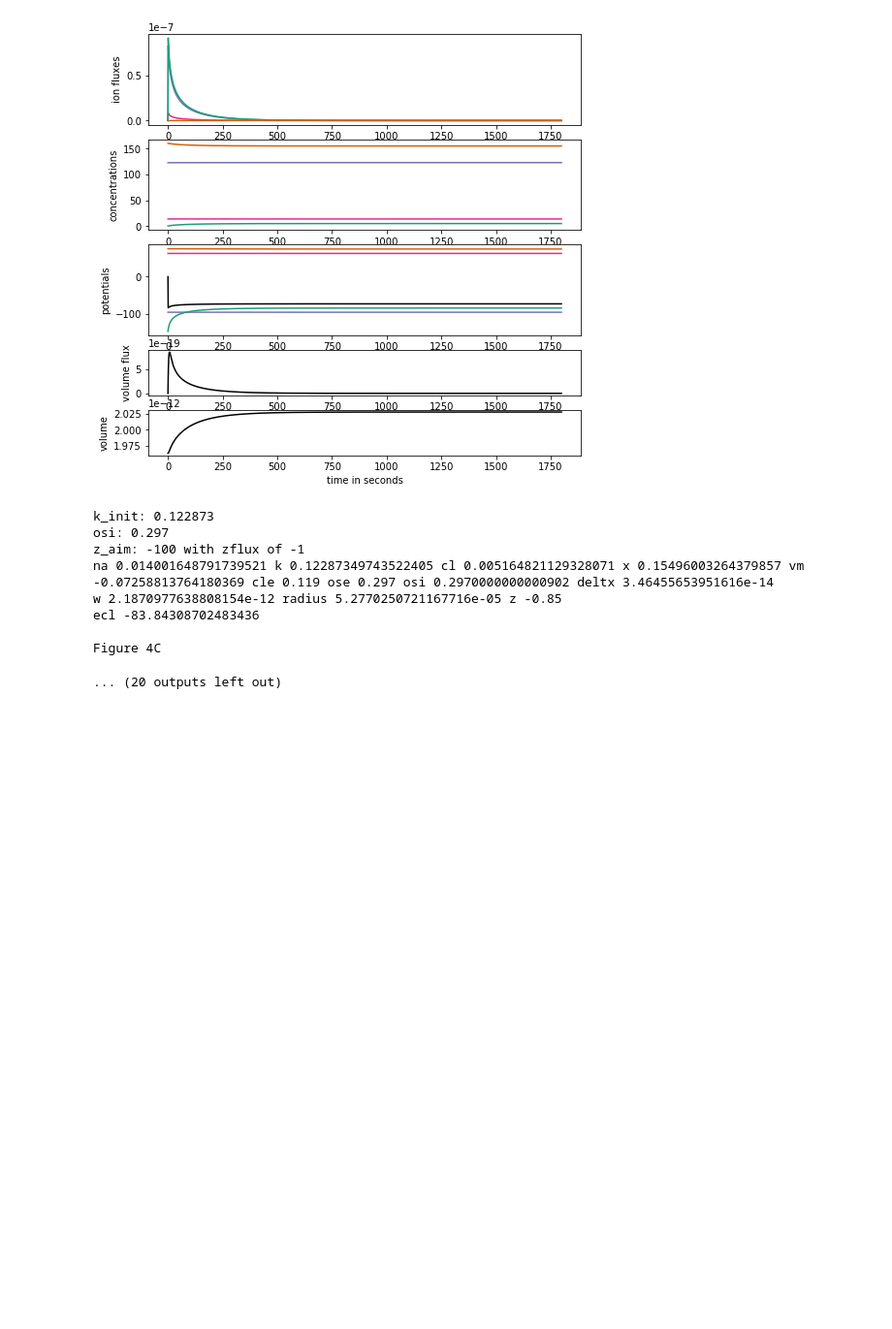
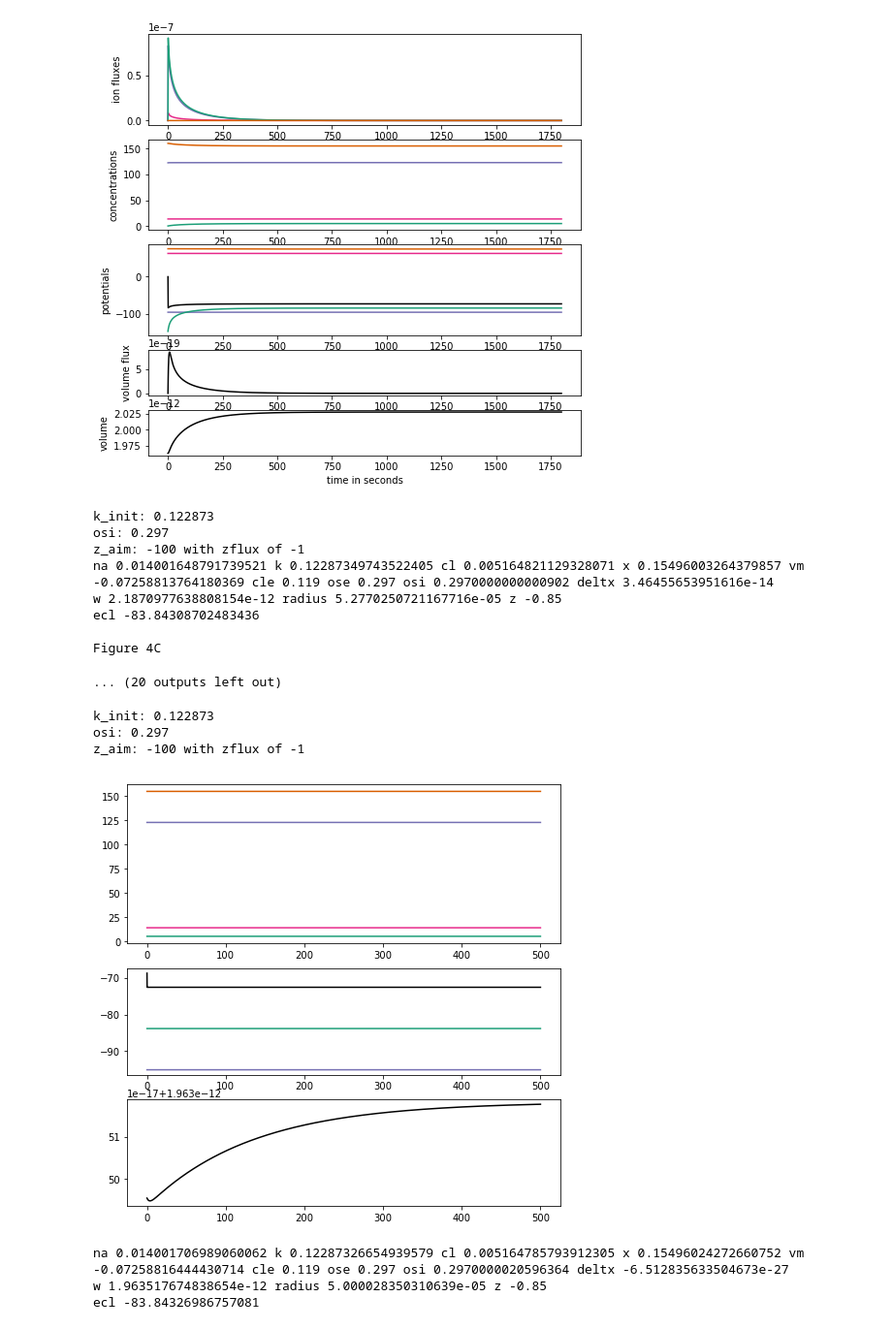
Before and after one commit to kiradust/model-of-neuronal-chloride-homeostasis, a Jupyter notebook: Supplement.ipynb, the cells around one changed output. Shown at 97% size. Cells and saved outputs as stored; diff of their text form; code cells hidden in the pictures; blank space fills up the shorter version.

```diff
--- a/Supplement.ipynb
+++ b/Supplement.ipynb
@@ -79,3 +79,16 @@ ecl -83.84308702483436
 
 Figure 4C
 ... (20 outputs left out)
+# %%
+from plm_singlecomp_withkcc2 import plm
+dex=plm(tt=500,graph=1,hamada=1)
+# na 0.014001647809331443 k 0.12287332578375579 cl 0.005164786441956935 x 0.15496024202650868 vm -0.07258814445758123 cle 0.119 ose 0.297 osi 0.29700000206221433 deltx -6.058451752097371e-28
+# w 1.963517683709719e-12 radius 5.000028361605566e-05 z -0.85 ecl -83.84326651428881
+# %% [output]
+k_init: 0.122873
+osi: 0.297
+z_aim: -100 with zflux of -1
+[figure, added]
+na 0.014001706989060062 k 0.12287326654939579 cl 0.005164785793912305 x 0.15496024272660752 vm -0.07258816444430714 cle 0.119 ose 0.297 osi 0.2970000020596364 deltx -6.512835633504673e-27
+w 1.963517674838654e-12 radius 5.000028350310639e-05 z -0.85
+ecl -83.84326986757081
```
Also changed, not shown: parts of 7 cells of this notebook, 5 other files.
